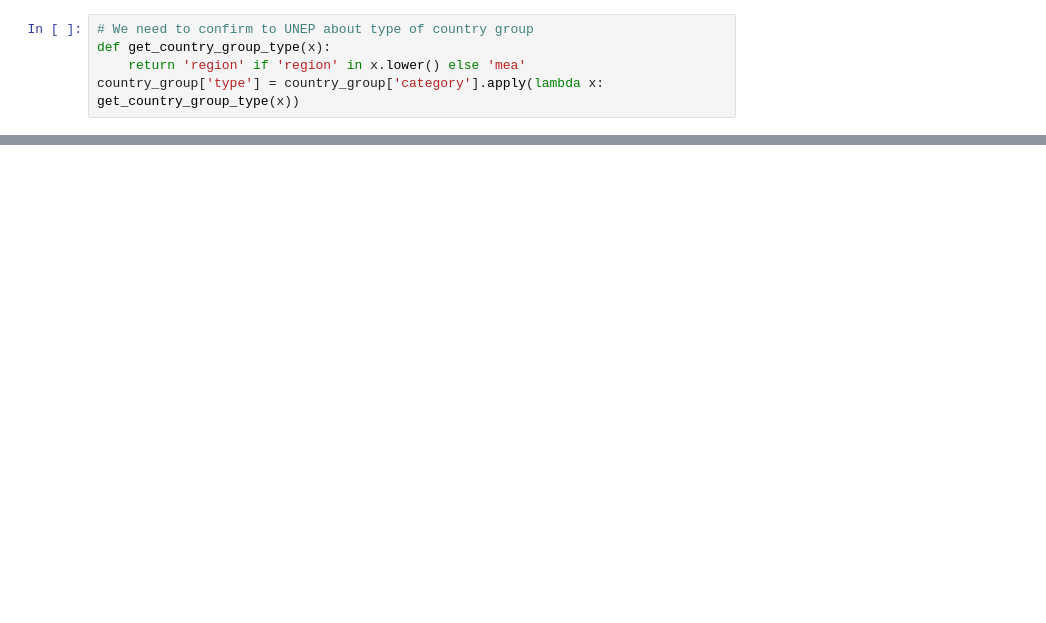
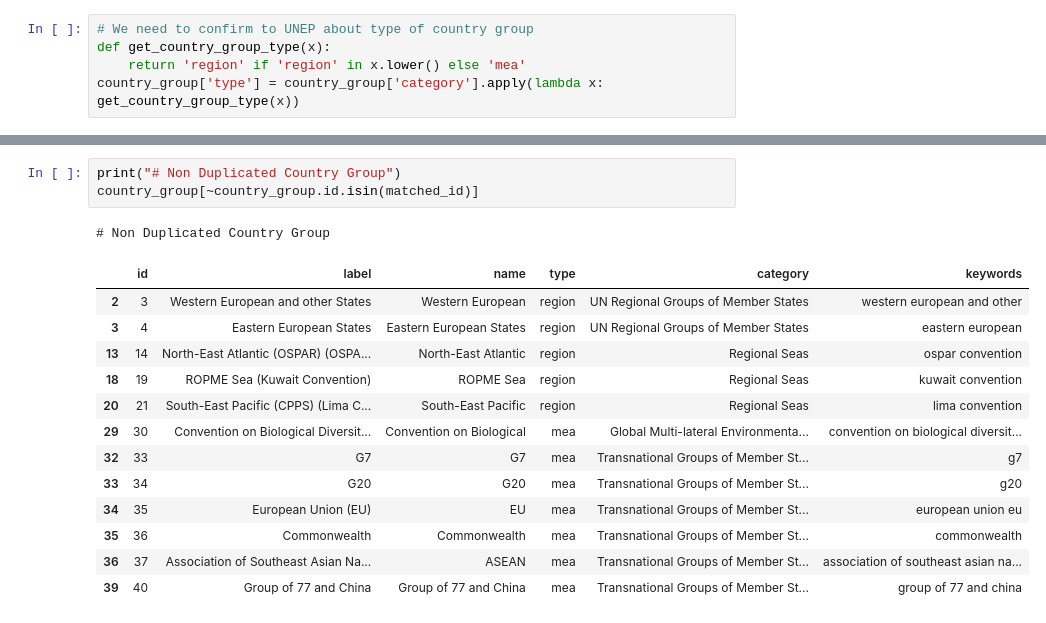
Before and after one commit to akvo/unep-gpnm, a Jupyter notebook: doc/new country groups script.ipynb, the cells around one changed output, grey strips where cells are left out. Saved outputs shown, nothing was run; the diff lists cells and outputs as text; blank space fills up the shorter version.

```diff
--- a/doc/new country groups script.ipynb
+++ b/doc/new country groups script.ipynb
@@ -90,0 +159,18 @@ country_group = country_group[columns]
+# %%
+print("# Non Duplicated Country Group")
+country_group[~country_group.id.isin(matched_id)]
+# %% [output]
+# Non Duplicated Country Group
+|  | id | label | name | type | category | keywords |
+| 2 | 3 | Western European and other States | Western European | region | UN Regional Groups of Member States | western european and other |
+| 3 | 4 | Eastern European States | Eastern European States | region | UN Regional Groups of Member States | eastern european |
+| 13 | 14 | North-East Atlantic (OSPAR) (OSPA... | North-East Atlantic | region | Regional Seas | ospar convention |
+| 18 | 19 | ROPME Sea (Kuwait Convention) | ROPME Sea | region | Regional Seas | kuwait convention |
+| 20 | 21 | South-East Pacific (CPPS) (Lima C... | South-East Pacific | region | Regional Seas | lima convention |
+| 29 | 30 | Convention on Biological Diversit... | Convention on Biological | mea | Global Multi-lateral Environmenta... | convention on biological diversit... |
+| 32 | 33 | G7 | G7 | mea | Transnational Groups of Member St... | g7 |
+| 33 | 34 | G20 | G20 | mea | Transnational Groups of Member St... | g20 |
+| 34 | 35 | European Union (EU) | EU | mea | Transnational Groups of Member St... | european union eu |
+| 35 | 36 | Commonwealth | Commonwealth | mea | Transnational Groups of Member St... | commonwealth |
+| 36 | 37 | Association of Southeast Asian Na... | ASEAN | mea | Transnational Groups of Member St... | association of southeast asian na... |
+| 39 | 40 | Group of 77 and China | Group of 77 and China | mea | Transnational Groups of Member St... | group of 77 and china |
```
Also changed, not shown: parts of 16 cells of this notebook.
